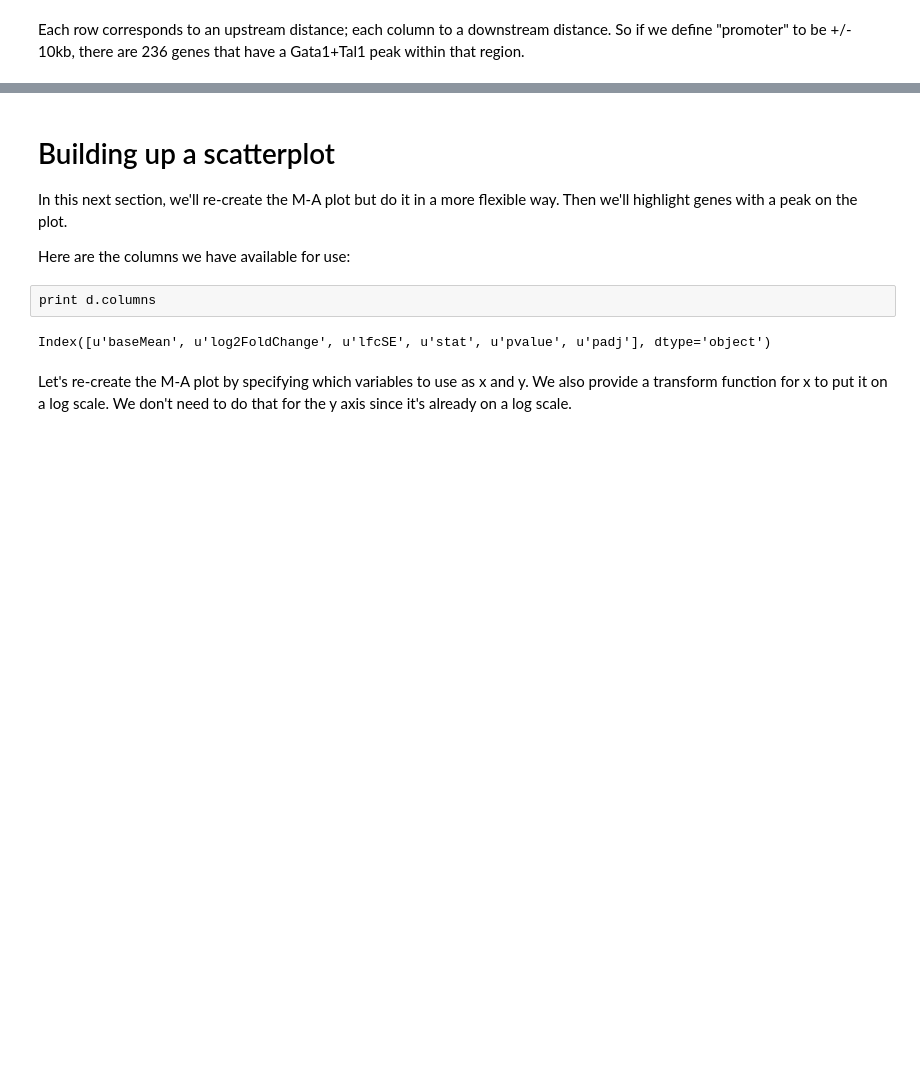
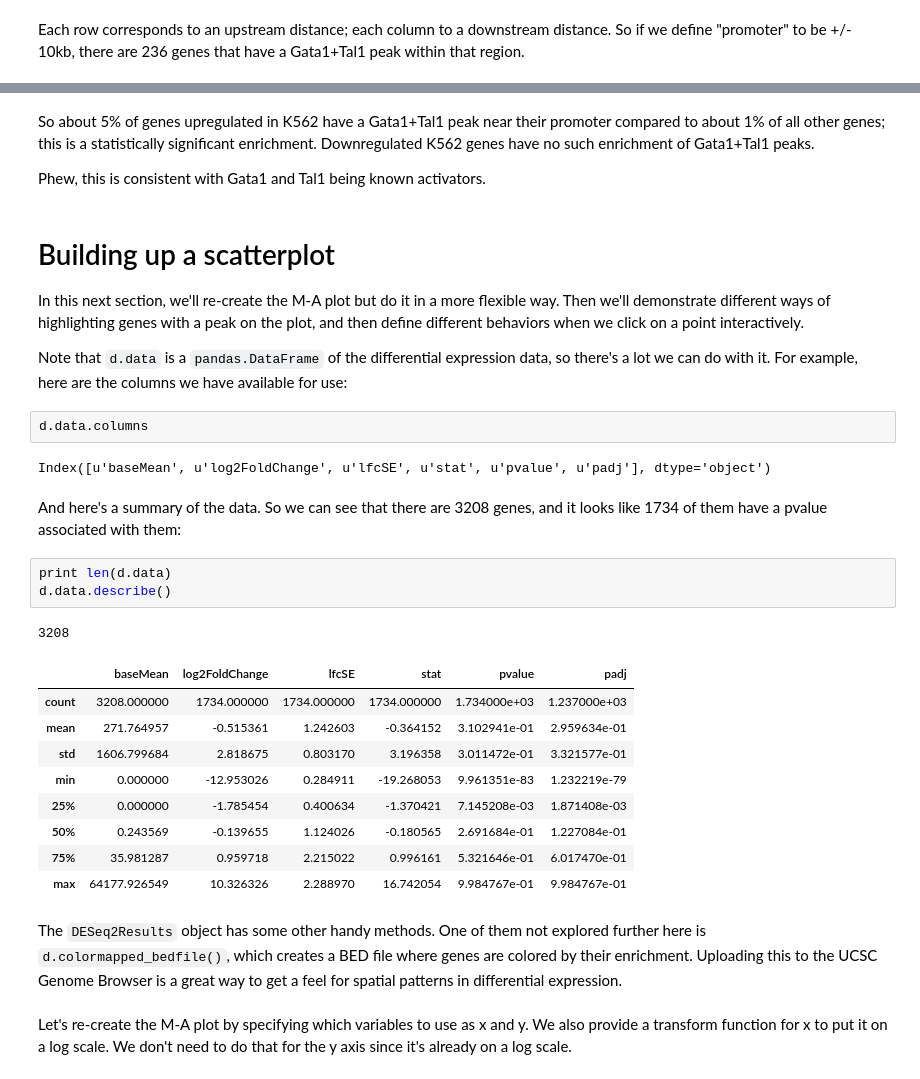
Before and after one commit to daler/metaseq-biotrac56, a Jupyter notebook: de-example.ipynb, the cells around one changed output, grey strips where cells are left out. Cells and saved outputs as stored; diff of their text form; blank space fills up the shorter version.

Commit message:
de-example tweaks

```diff
--- a/de-example.ipynb
+++ b/de-example.ipynb
@@ -361,17 +380,40 @@ not           0.01      0.99    1.00
 ============= ========= ======= =====
 
 Pvalue(left_tail=0.7664, right_tail=0.4268, two_tail=0.5693)
+# %% [markdown]
+So about 5% of genes upregulated in K562 have a Gata1+Tal1 peak near their promoter compared to about 1% of all other genes; this is a statistically significant enrichment.  Downregulated K562 genes have no such enrichment of Gata1+Tal1 peaks.
+
+Phew, this is consistent with Gata1 and Tal1 being known activators.
 # %% [markdown]
 # Building up a scatterplot
 In this next section, we'll re-create the M-A plot but do it
-in a more flexible way.  Then we'll highlight genes with a peak
-on the plot.
+in a more flexible way.  Then we'll demonstrate different ways
+of highlighting genes with a peak on the plot, and then define
+different behaviors when we click on a point interactively.
 
-Here are the columns we have available for use:
+Note that `d.data` is a `pandas.DataFrame` of the differential expression data, so there's a lot we can do with it.  For example, here are the columns we have available for use:
-# %%
-print d.columns
-# %% [output]
-Index([u'baseMean', u'log2FoldChange', u'lfcSE', u'stat', u'pvalue', u'padj'], dtype='object')
+# %%
+d.data.columns
+# %% [output]
+Index([u'baseMean', u'log2FoldChange', u'lfcSE', u'stat', u'pvalue', u'padj'], dtype='object')
+# %% [markdown]
+And here's a summary of the data.  So we can see that there are 3208 genes, and it looks like 1734 of them have a pvalue associated with them:
+# %%
+print len(d.data)
+d.data.describe()
+# %% [output]
+3208
+|  | baseMean | log2FoldChange | lfcSE | stat | pvalue | padj |
+| count | 3208.000000 | 1734.000000 | 1734.000000 | 1734.000000 | 1.734000e+03 | 1.237000e+03 |
+| mean | 271.764957 | -0.515361 | 1.242603 | -0.364152 | 3.102941e-01 | 2.959634e-01 |
+| std | 1606.799684 | 2.818675 | 0.803170 | 3.196358 | 3.011472e-01 | 3.321577e-01 |
+| min | 0.000000 | -12.953026 | 0.284911 | -19.268053 | 9.961351e-83 | 1.232219e-79 |
+| 25% | 0.000000 | -1.785454 | 0.400634 | -1.370421 | 7.145208e-03 | 1.871408e-03 |
+| 50% | 0.243569 | -0.139655 | 1.124026 | -0.180565 | 2.691684e-01 | 1.227084e-01 |
+| 75% | 35.981287 | 0.959718 | 2.215022 | 0.996161 | 5.321646e-01 | 6.017470e-01 |
+| max | 64177.926549 | 10.326326 | 2.288970 | 16.742054 | 9.984767e-01 | 9.984767e-01 |
+# %% [markdown]
+The `DESeq2Results` object has some other handy methods. One of them not explored further here is `d.colormapped_bedfile()`, which creates a BED file where genes are colored by their enrichment.  Uploading this to the UCSC Genome Browser is a great way to get a feel for spatial patterns in differential expression.
 # %% [markdown]
 Let's re-create the M-A plot by specifying which variables to use
 as x and y.  We also provide a transform function for x to put
```
Also changed, not shown: parts of 12 cells of this notebook.
